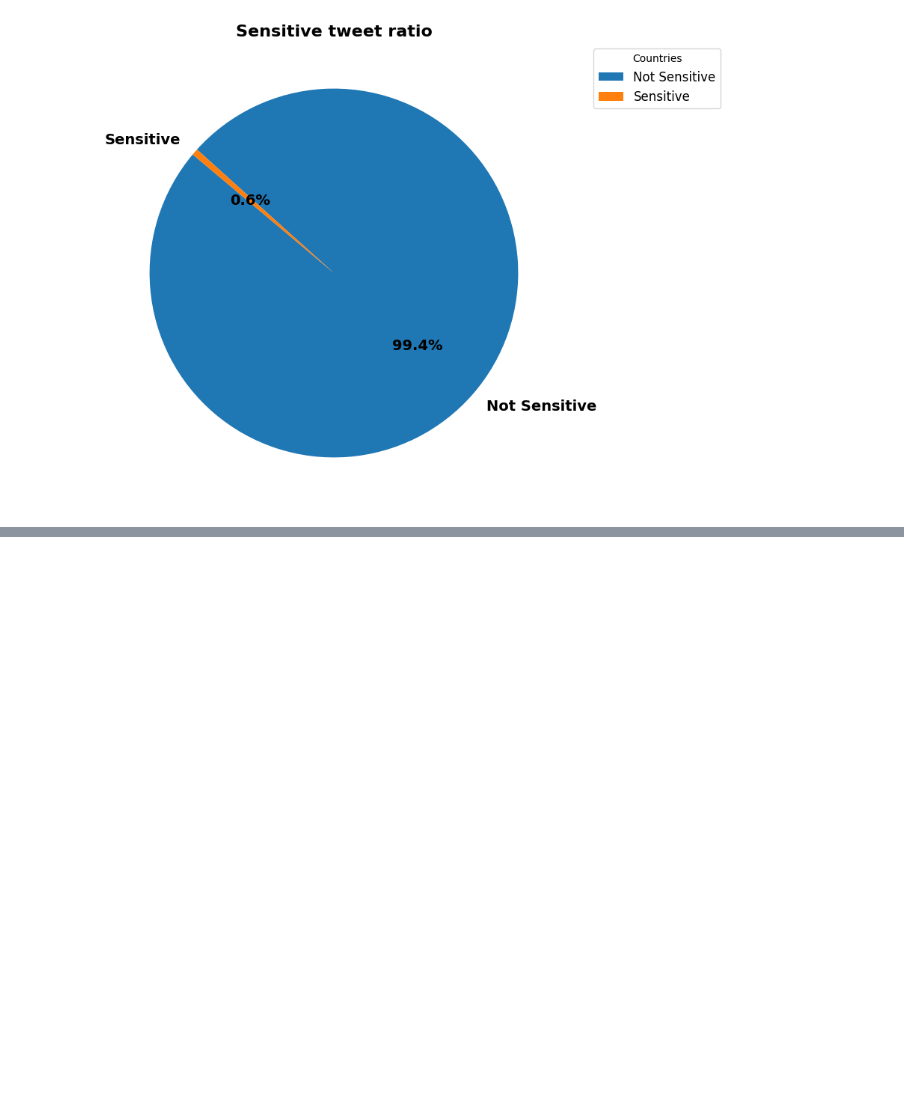
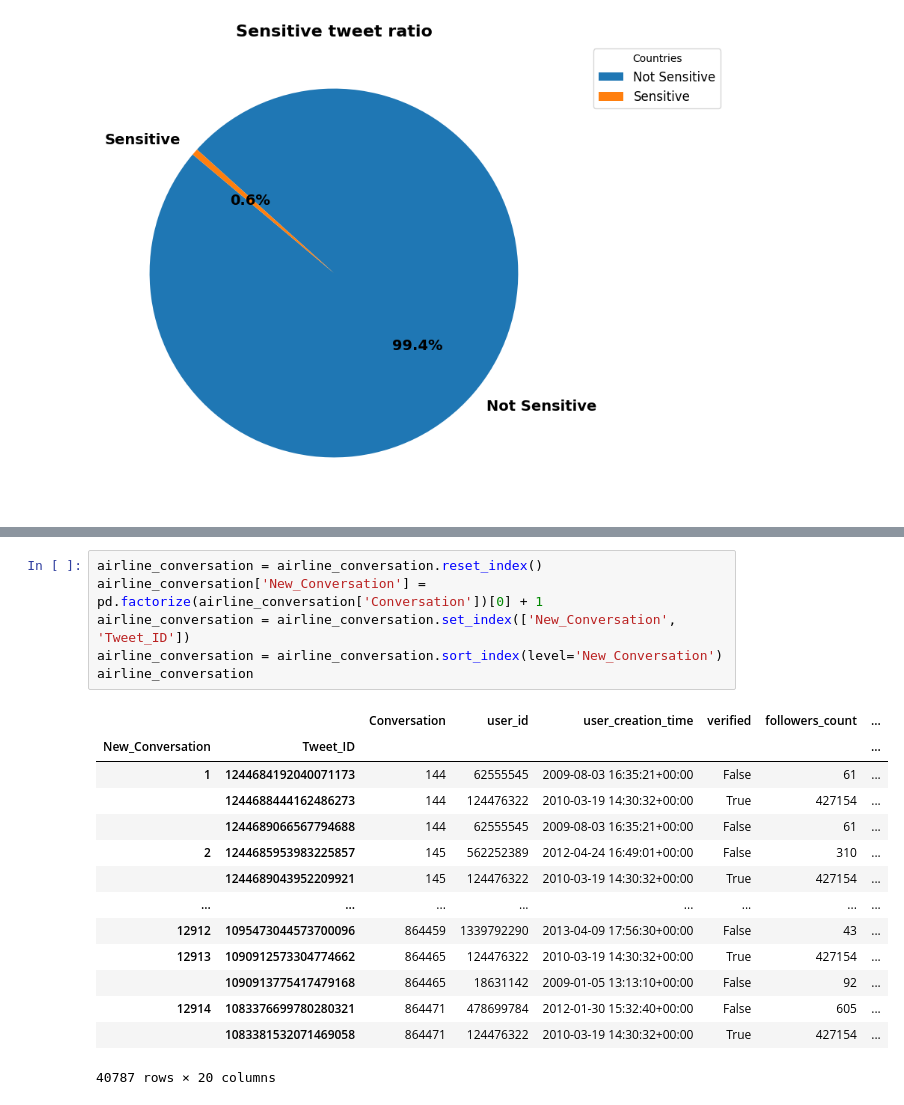
Before and after one commit to skyrimer/DBL-Micro-Soft, a Jupyter notebook: Split 1/EDA/database_eda.ipynb, the cells around one changed output, grey strips where cells are left out. Saved outputs shown, nothing was run; the diff lists cells and outputs as text; blank space fills up the shorter version.

```diff
--- a/Split 1/EDA/database_eda.ipynb
+++ b/Split 1/EDA/database_eda.ipynb
@@ -863,0 +1024,21 @@ Total execution time: 167.5390501022339 seconds
+# %%
+airline_conversation = airline_conversation.reset_index()
+airline_conversation['New_Conversation'] = pd.factorize(airline_conversation['Conversation'])[0] + 1
+airline_conversation = airline_conversation.set_index(['New_Conversation', 'Tweet_ID'])
+airline_conversation = airline_conversation.sort_index(level='New_Conversation')
+airline_conversation
+# %% [output]
+|  |  | Conversation | user_id | user_creation_time | verified | followers_count | ... |
+| New_Conversation | Tweet_ID |  |  |  |  |  | ... |
+| 1 | 1244684192040071173 | 144 | 62555545 | 2009-08-03 16:35:21+00:00 | False | 61 | ... |
+|  | 1244688444162486273 | 144 | 124476322 | 2010-03-19 14:30:32+00:00 | True | 427154 | ... |
+|  | 1244689066567794688 | 144 | 62555545 | 2009-08-03 16:35:21+00:00 | False | 61 | ... |
+| 2 | 1244685953983225857 | 145 | 562252389 | 2012-04-24 16:49:01+00:00 | False | 310 | ... |
+|  | 1244689043952209921 | 145 | 124476322 | 2010-03-19 14:30:32+00:00 | True | 427154 | ... |
+| ... | ... | ... | ... | ... | ... | ... | ... |
+| 12912 | 1095473044573700096 | 864459 | 1339792290 | 2013-04-09 17:56:30+00:00 | False | 43 | ... |
+| 12913 | 1090912573304774662 | 864465 | 124476322 | 2010-03-19 14:30:32+00:00 | True | 427154 | ... |
+|  | 1090913775417479168 | 864465 | 18631142 | 2009-01-05 13:13:10+00:00 | False | 92 | ... |
+| 12914 | 1083376699780280321 | 864471 | 478699784 | 2012-01-30 15:32:40+00:00 | False | 605 | ... |
+|  | 1083381532071469058 | 864471 | 124476322 | 2010-03-19 14:30:32+00:00 | True | 427154 | ... |
+40787 rows × 20 columns
```
Also changed, not shown: parts of 12 cells of this notebook.
